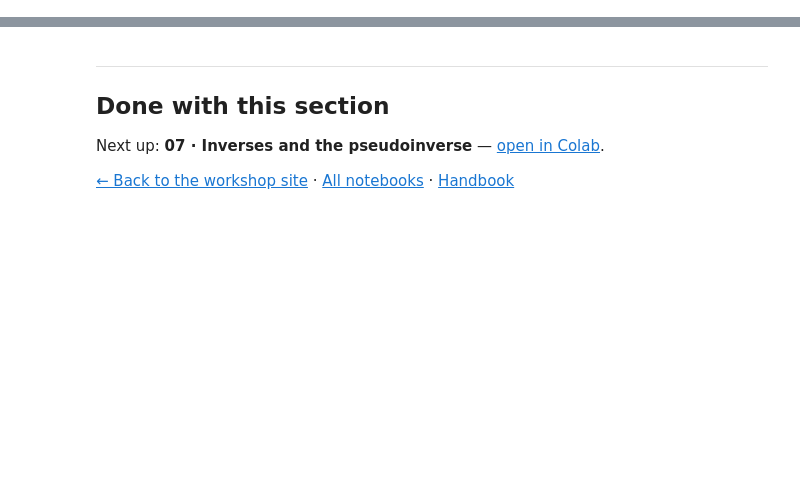
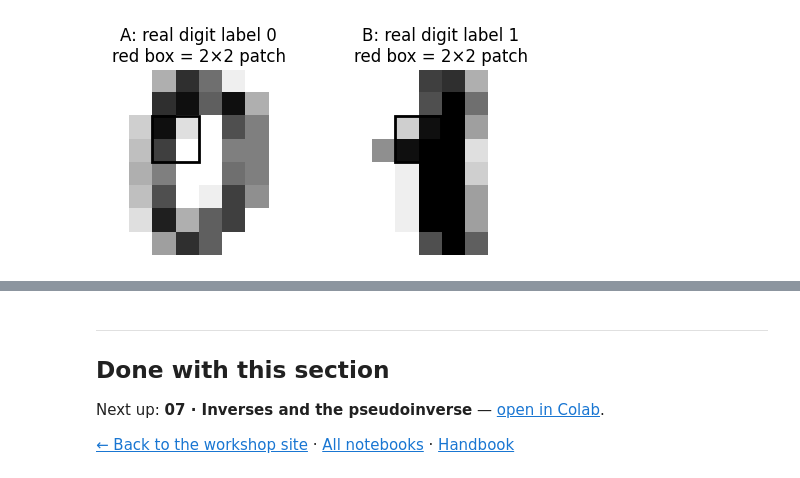
Before and after one commit to project-delphi/tensors-workshop, a Jupyter notebook: notebooks/06-contraction-with-einsum.ipynb, the cells around one changed output, grey strips where cells are left out. Saved outputs shown, nothing was run; the diff lists cells and outputs as text; code cells hidden in the pictures; blank space fills up the shorter version.

```diff
--- a/notebooks/06-contraction-with-einsum.ipynb
+++ b/notebooks/06-contraction-with-einsum.ipynb
@@ -91,15 +242,85 @@ plt.show()
 # %%
 #@title Solution — try it yourself first { display-mode: 'form' }
-print(np.einsum('ii->', A),        np.trace(A))       # trace
-print(np.einsum('ij->ji', A),     A.T, sep="\n")       # transpose
-print(np.einsum('ik,kj->ij', A, B), A @ B, sep="\n")   # matrix product
+trace_e = np.einsum('ii->', A)
+transpose_e = np.einsum('ij->ji', A)
+product_e = np.einsum('ik,kj->ij', A, B)
 
-for got, want in [(np.einsum('ii->', A), np.trace(A)),
-                  (np.einsum('ij->ji', A), A.T),
-                  (np.einsum('ik,kj->ij', A, B), A @ B)]:
-    assert np.allclose(got, want)
-print("all three agree")
+print("A came from real digit label", digits.target[0])
+print(A)
+print("B came from real digit label", digits.target[1])
+print(B)
+print("\ntrace:", trace_e, "| NumPy:", np.trace(A))
+print("transpose:\n", transpose_e)
+print("matrix product:\n", product_e)
 
-# Trace: the repeated `i` with nothing after the arrow sums the diagonal.
-# Transpose: no index is summed at all — einsum is just relabelling axes.
-# Matrix product: `k` is shared and dropped, so it is the contracted axis.
+assert np.allclose(trace_e, np.trace(A))
+assert np.allclose(transpose_e, A.T)
+assert np.allclose(product_e, A @ B)
+print("\nall three einsum results agree with NumPy")
+
+# Context: show the real 8x8 source digits and highlight the 2x2 patches.
+fig, axes = plt.subplots(1, 2, figsize=(5, 2.5))
+for ax, idx, name in zip(axes, [0, 1], ["A", "B"]):
+    ax.imshow(digit_images[idx], cmap="gray_r", interpolation="nearest", vmin=0, vmax=16)
+    ax.add_patch(
+        plt.Rectangle((1.5, 1.5), 2, 2, fill=False, linewidth=2)
+    )
+    ax.set_title(f"{name}: real digit label {digits.target[idx]}\nred box = 2×2 patch")
+    ax.axis("off")
+plt.tight_layout()
+plt.show()
+
+operation = widgets.ToggleButtons(
+    options=[
+        ("Trace / Traza", "trace"),
+        ("Transpose / Transpuesta", "transpose"),
+        ("Matrix product / Producto", "product"),
+    ],
+    value="product",
+    description="",
+)
+
+def explain_operation(op):
+    if op == "trace":
+        expr = "ii->"
+        result = np.einsum("ii->", A)
+        en = "i is repeated and disappears -> sum the diagonal."
+        es = "i se repite y desaparece -> se suma la diagonal."
+        print("A =\n", A)
+        print(f"einsum('{expr}', A) =", result)
+    elif op == "transpose":
+        expr = "ij->ji"
+        result = np.einsum("ij->ji", A)
+        en = "No index disappears -> only reorder the axes."
+        es = "Ningún índice desaparece -> solo se reordenan los ejes."
+        print("A =\n", A)
+        print(f"einsum('{expr}', A) =\n", result)
+    else:
+        expr = "ik,kj->ij"
+        result = np.einsum("ik,kj->ij", A, B)
+        en = "k is shared and disappears -> contract k; keep i and j."
+        es = "k es compartido y desaparece -> contrae k; conserva i y j."
+        print("A =\n", A)
+        print("B =\n", B)
+        print(f"einsum('{expr}', A, B) =\n", result)
+
+    print("EN:", en)
+    print("ES:", es)
+
+operation_output = widgets.interactive_output(
+    explain_operation,
+    {"op": operation},
+)
+
+display(
+    widgets.VBox([
+        widgets.HTML(
+            "<b>Interactive index explorer / Explorador interactivo de índices:</b> "
+            "choose an operation and identify the disappearing index. / "
+            "elige una operación e identifica el índice que desaparece."
+        ),
+        operation,
+        operation_output,
+    ])
+)
+# %% [output]
@@ -105,0 +343 @@ print("all three agree")
+[figure, added]
```
Also changed, not shown: parts of 14 cells of this notebook.
